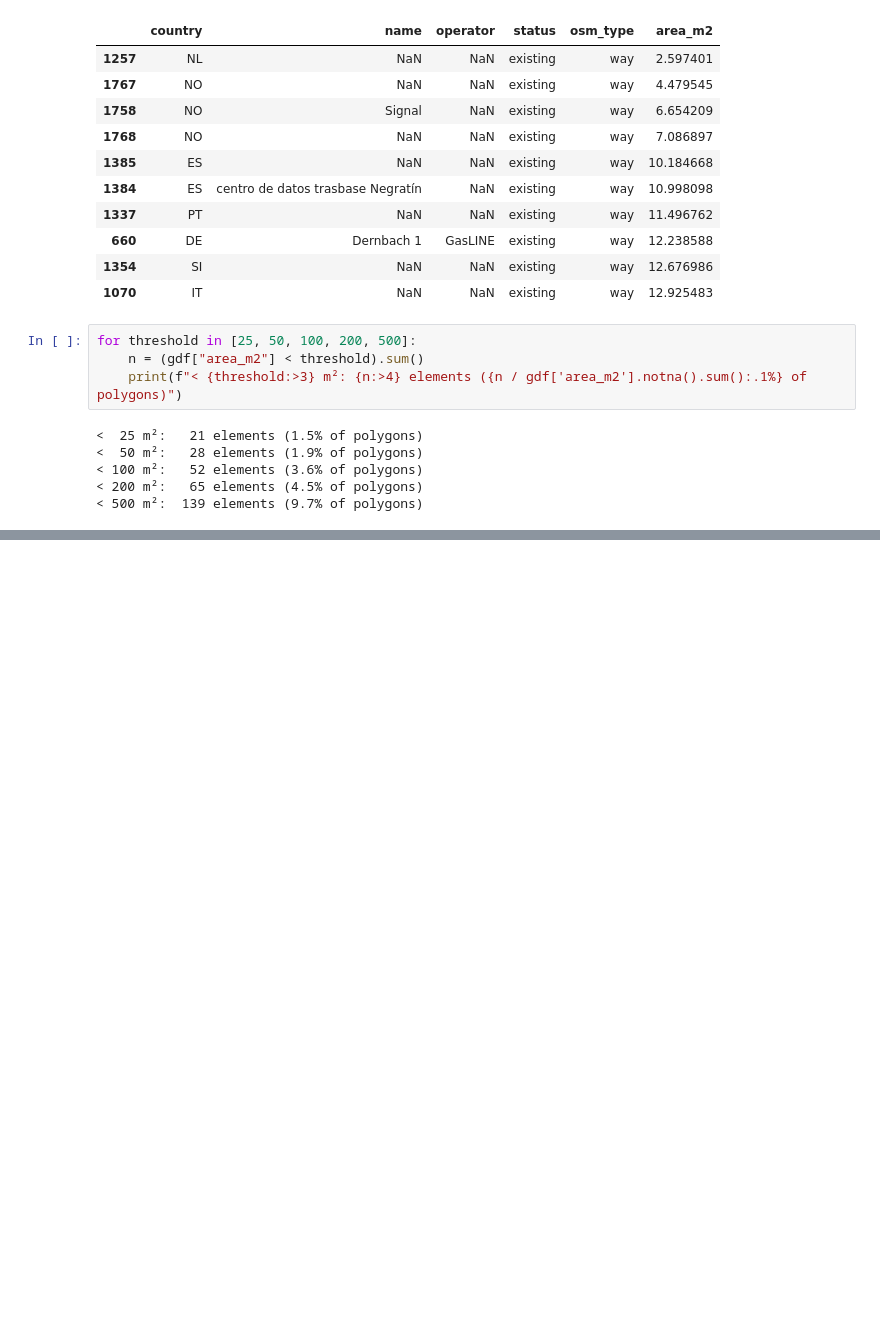
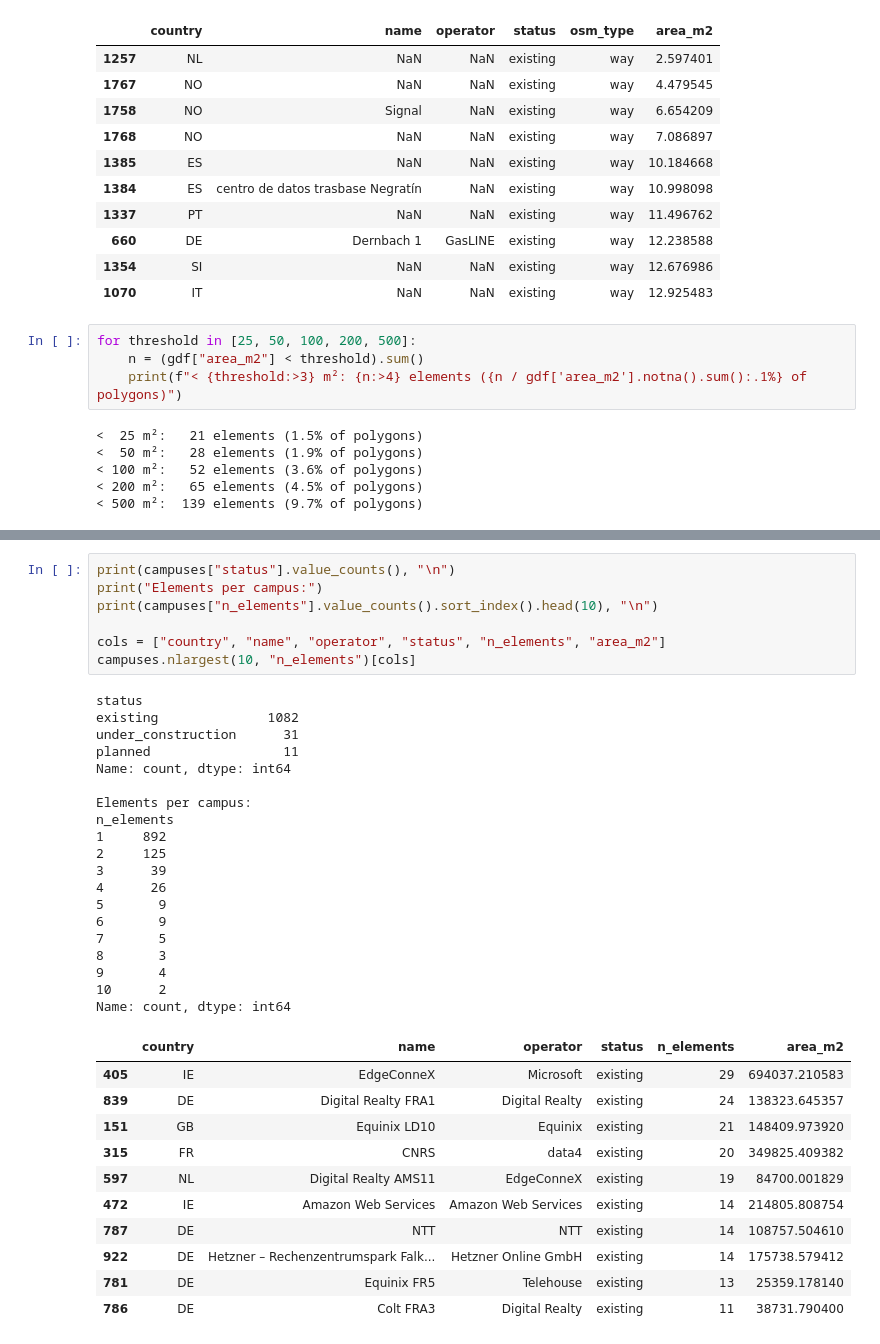
Before and after one commit to Carol-Sust/Sustainability, a Jupyter notebook: ia-agua-datacenters/notebooks/01_osm.ipynb, the cells around one changed output, grey strips where cells are left out. Saved outputs shown, nothing was run; the diff lists cells and outputs as text; blank space fills up the shorter version.

```diff
--- a/ia-agua-datacenters/notebooks/01_osm.ipynb
+++ b/ia-agua-datacenters/notebooks/01_osm.ipynb
@@ -386,0 +441,38 @@ gdf[(gdf["area_m2"] >= 50) & (gdf["area_m2"] < 100)][cols].sort_values("area_m2"
+# %%
+print(campuses["status"].value_counts(), "\n")
+print("Elements per campus:")
+print(campuses["n_elements"].value_counts().sort_index().head(10), "\n")
+
+cols = ["country", "name", "operator", "status", "n_elements", "area_m2"]
+campuses.nlargest(10, "n_elements")[cols]
+# %% [output]
+status
+existing              1082
+under_construction      31
+planned                 11
+Name: count, dtype: int64
+
+Elements per campus:
+n_elements
+1     892
+2     125
+3      39
+4      26
+5       9
+6       9
+7       5
+8       3
+9       4
+10      2
+Name: count, dtype: int64
+|  | country | name | operator | status | n_elements | area_m2 |
+| 405 | IE | EdgeConneX | Microsoft | existing | 29 | 694037.210583 |
+| 839 | DE | Digital Realty FRA1 | Digital Realty | existing | 24 | 138323.645357 |
+| 151 | GB | Equinix LD10 | Equinix | existing | 21 | 148409.973920 |
+| 315 | FR | CNRS | data4 | existing | 20 | 349825.409382 |
+| 597 | NL | Digital Realty AMS11 | EdgeConneX | existing | 19 | 84700.001829 |
+| 472 | IE | Amazon Web Services | Amazon Web Services | existing | 14 | 214805.808754 |
+| 787 | DE | NTT | NTT | existing | 14 | 108757.504610 |
+| 922 | DE | Hetzner – Rechenzentrumspark Falk... | Hetzner Online GmbH | existing | 14 | 175738.579412 |
+| 781 | DE | Equinix FR5 | Telehouse | existing | 13 | 25359.178140 |
+| 786 | DE | Colt FRA3 | Digital Realty | existing | 11 | 38731.790400 |
```
Also changed, not shown: parts of 11 cells of this notebook, 2 other files.
